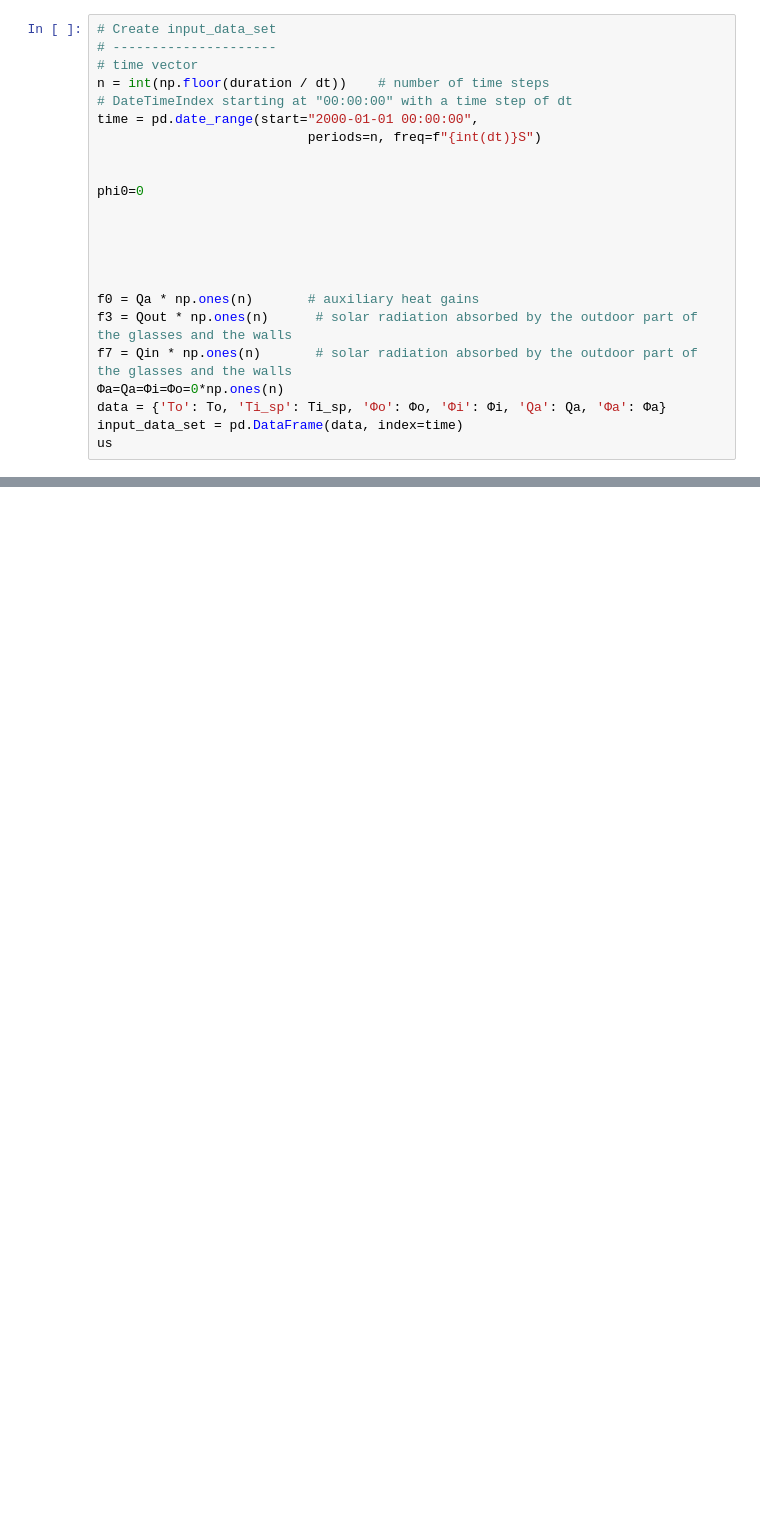
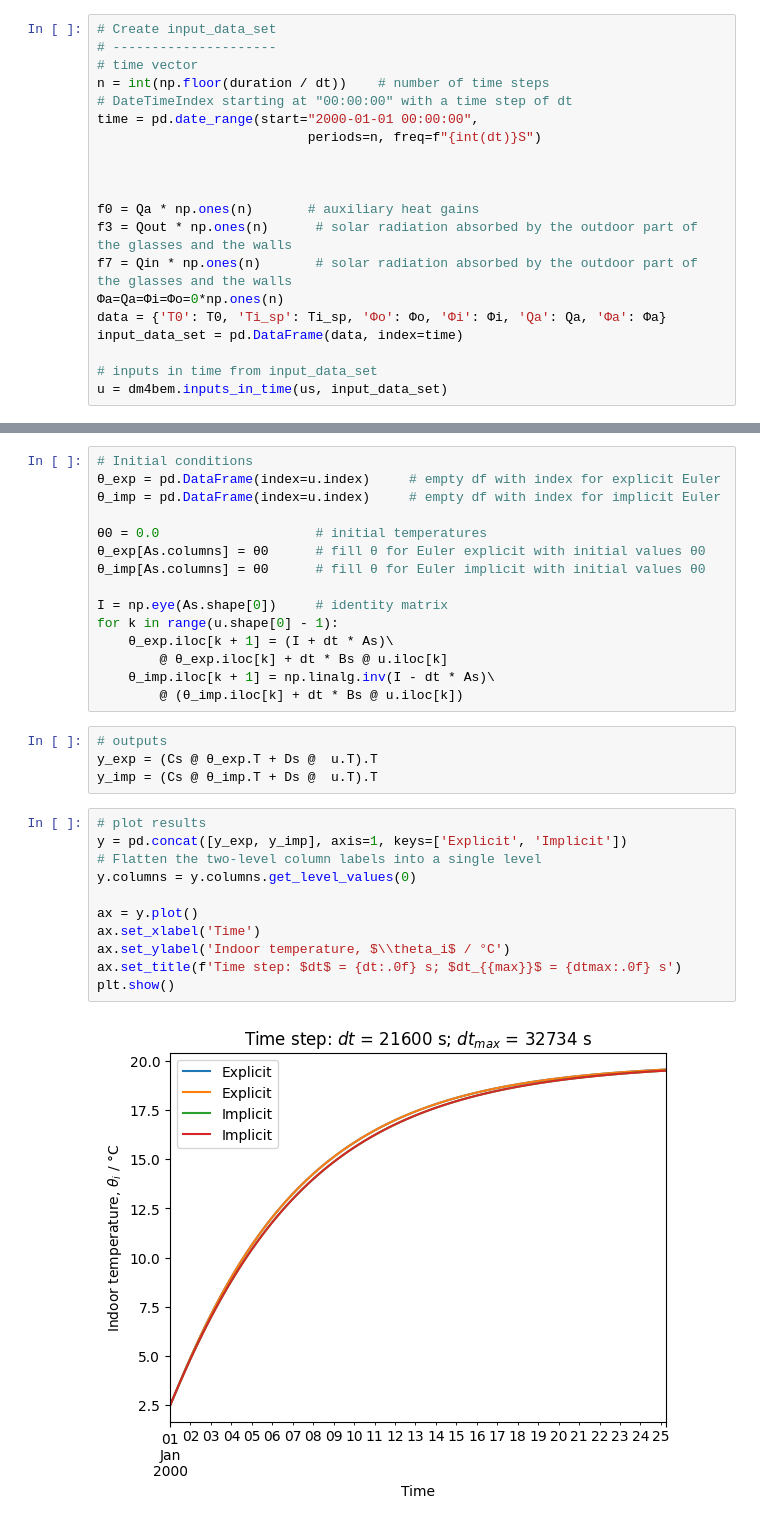
Before and after one commit to dm4bem/model-steady-state-smart-team, a Jupyter notebook: test_step_response.ipynb, the cells around one changed output, grey strips where cells are left out. Drawn from its saved outputs; the diff is of its cells as text; blank space fills up the shorter version.

```diff
--- a/test_step_response.ipynb
+++ b/test_step_response.ipynb
@@ -90,16 +68,13 @@ time = pd.date_range(start="2000-01-01 00:00:00",
                            periods=n, freq=f"{int(dt)}S")
 
 
-phi0=0
-
-
-
-
 
 f0 = Qa * np.ones(n)       # auxiliary heat gains
 f3 = Qout * np.ones(n)      # solar radiation absorbed by the outdoor part of the glasses and the walls
 f7 = Qin * np.ones(n)       # solar radiation absorbed by the outdoor part of the glasses and the walls
 Φa=Qa=Φi=Φo=0*np.ones(n)
-data = {'To': To, 'Ti_sp': Ti_sp, 'Φo': Φo, 'Φi': Φi, 'Qa': Qa, 'Φa': Φa}
+data = {'T0': T0, 'Ti_sp': Ti_sp, 'Φo': Φo, 'Φi': Φi, 'Qa': Qa, 'Φa': Φa}
 input_data_set = pd.DataFrame(data, index=time)
-us
+
+# inputs in time from input_data_set
+u = dm4bem.inputs_in_time(us, input_data_set)
@@ -128,0 +81,32 @@ KeyError: 20.0
+# %%
+# Initial conditions
+θ_exp = pd.DataFrame(index=u.index)     # empty df with index for explicit Euler
+θ_imp = pd.DataFrame(index=u.index)     # empty df with index for implicit Euler
+
+θ0 = 0.0                    # initial temperatures
+θ_exp[As.columns] = θ0      # fill θ for Euler explicit with initial values θ0
+θ_imp[As.columns] = θ0      # fill θ for Euler implicit with initial values θ0
+
+I = np.eye(As.shape[0])     # identity matrix
+for k in range(u.shape[0] - 1):
+    θ_exp.iloc[k + 1] = (I + dt * As)\
+        @ θ_exp.iloc[k] + dt * Bs @ u.iloc[k]
+    θ_imp.iloc[k + 1] = np.linalg.inv(I - dt * As)\
+        @ (θ_imp.iloc[k] + dt * Bs @ u.iloc[k])
+# %%
+# outputs
+y_exp = (Cs @ θ_exp.T + Ds @  u.T).T
+y_imp = (Cs @ θ_imp.T + Ds @  u.T).T
+# %%
+# plot results
+y = pd.concat([y_exp, y_imp], axis=1, keys=['Explicit', 'Implicit'])
+# Flatten the two-level column labels into a single level
+y.columns = y.columns.get_level_values(0)
+
+ax = y.plot()
+ax.set_xlabel('Time')
+ax.set_ylabel('Indoor temperature, $\\theta_i$ / °C')
+ax.set_title(f'Time step: $dt$ = {dt:.0f} s; $dt_{{max}}$ = {dtmax:.0f} s')
+plt.show()
+# %% [output]
+[figure, added]
```
Also changed, not shown: parts of 7 cells of this notebook, 1 other file.
